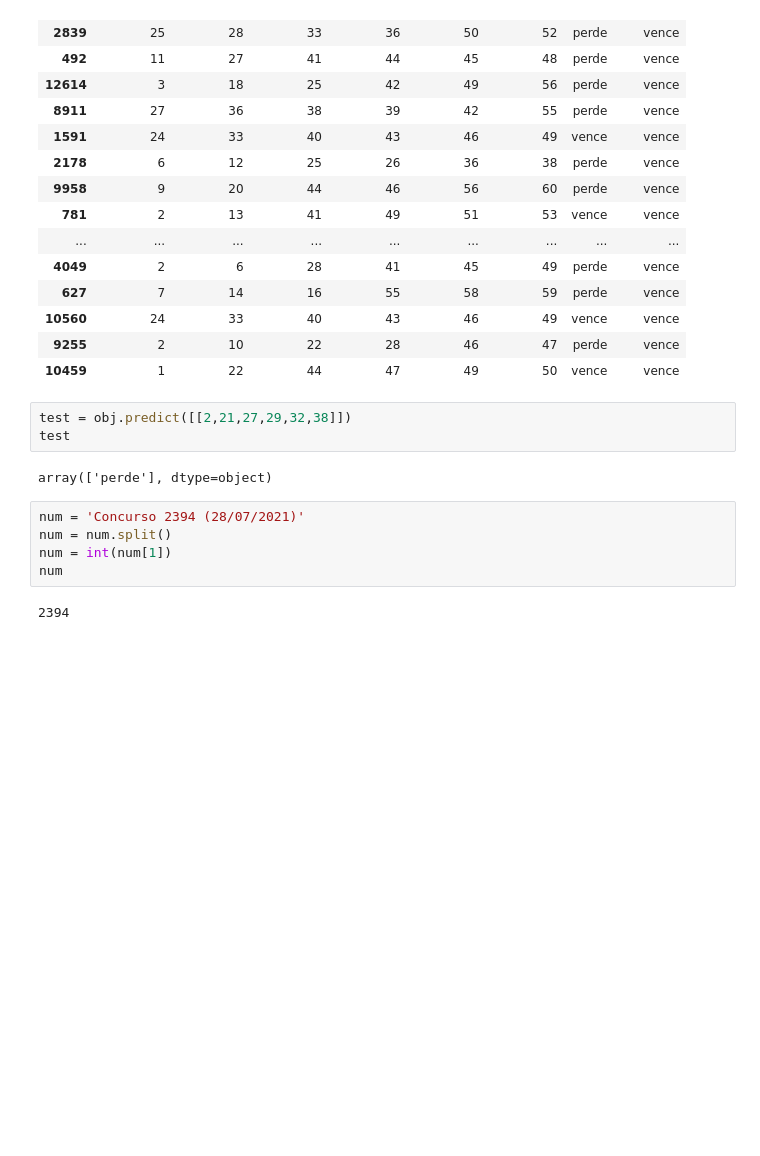
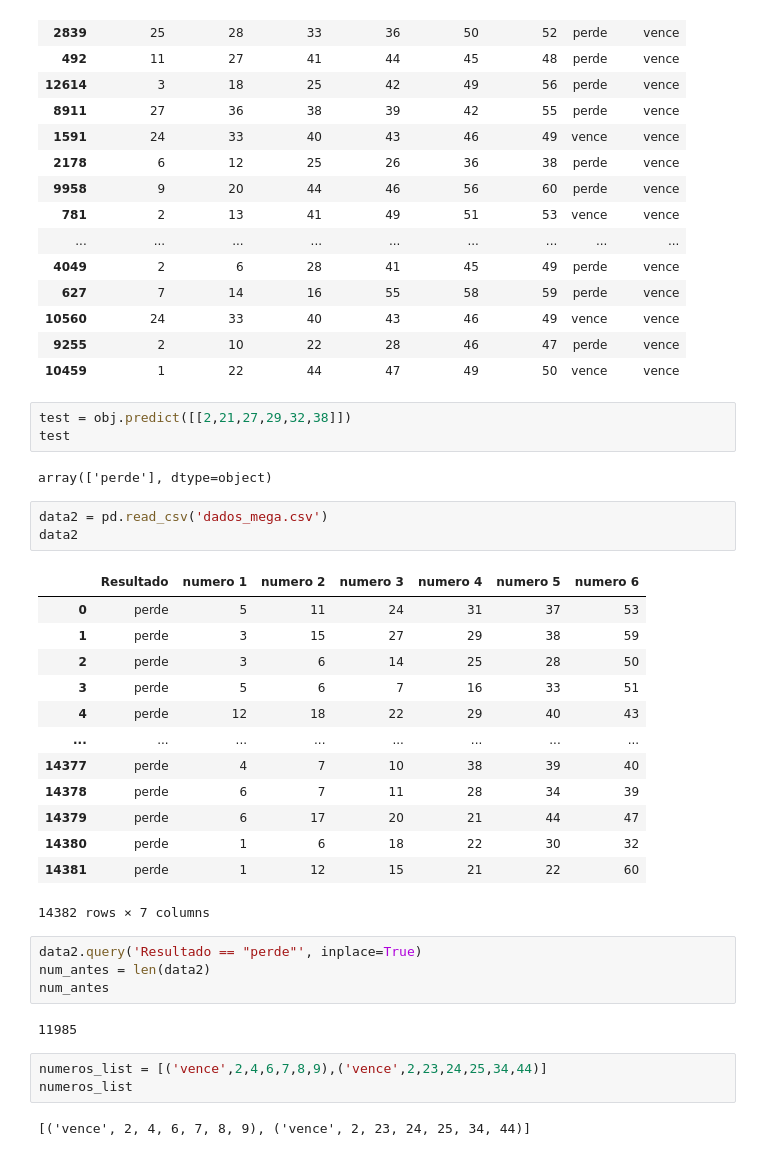
Before and after one commit to joaopedro-r/pegar-jogos-megaSena, a Jupyter notebook: mega_IA.ipynb, the cells around one changed output. Drawn from its saved outputs; the diff is of its cells as text; blank space fills up the shorter version.

```diff
--- a/mega_IA.ipynb
+++ b/mega_IA.ipynb
@@ -285,10 +278,31 @@ test = obj.predict([[2,21,27,29,32,38]])
 test
 # %% [output]
 array(['perde'], dtype=object)
-# %%
-num = 'Concurso 2394 (28/07/2021)'
-num = num.split()
-num = int(num[1])
-num
-# %% [output]
-2394
+# %%
+data2 = pd.read_csv('dados_mega.csv')
+data2
+# %% [output]
+|  | Resultado | numero 1 | numero 2 | numero 3 | numero 4 | numero 5 | numero 6 |
+| 0 | perde | 5 | 11 | 24 | 31 | 37 | 53 |
+| 1 | perde | 3 | 15 | 27 | 29 | 38 | 59 |
+| 2 | perde | 3 | 6 | 14 | 25 | 28 | 50 |
+| 3 | perde | 5 | 6 | 7 | 16 | 33 | 51 |
+| 4 | perde | 12 | 18 | 22 | 29 | 40 | 43 |
+| ... | ... | ... | ... | ... | ... | ... | ... |
+| 14377 | perde | 4 | 7 | 10 | 38 | 39 | 40 |
+| 14378 | perde | 6 | 7 | 11 | 28 | 34 | 39 |
+| 14379 | perde | 6 | 17 | 20 | 21 | 44 | 47 |
+| 14380 | perde | 1 | 6 | 18 | 22 | 30 | 32 |
+| 14381 | perde | 1 | 12 | 15 | 21 | 22 | 60 |
+14382 rows × 7 columns
+# %%
+data2.query('Resultado == "perde"', inplace=True)
+num_antes = len(data2)
+num_antes
+# %% [output]
+11985
+# %%
+numeros_list = [('vence',2,4,6,7,8,9),('vence',2,23,24,25,34,44)]
+numeros_list
+# %% [output]
+[('vence', 2, 4, 6, 7, 8, 9), ('vence', 2, 23, 24, 25, 34, 44)]
```
Also changed, not shown: parts of 11 cells of this notebook, 5 other files.
